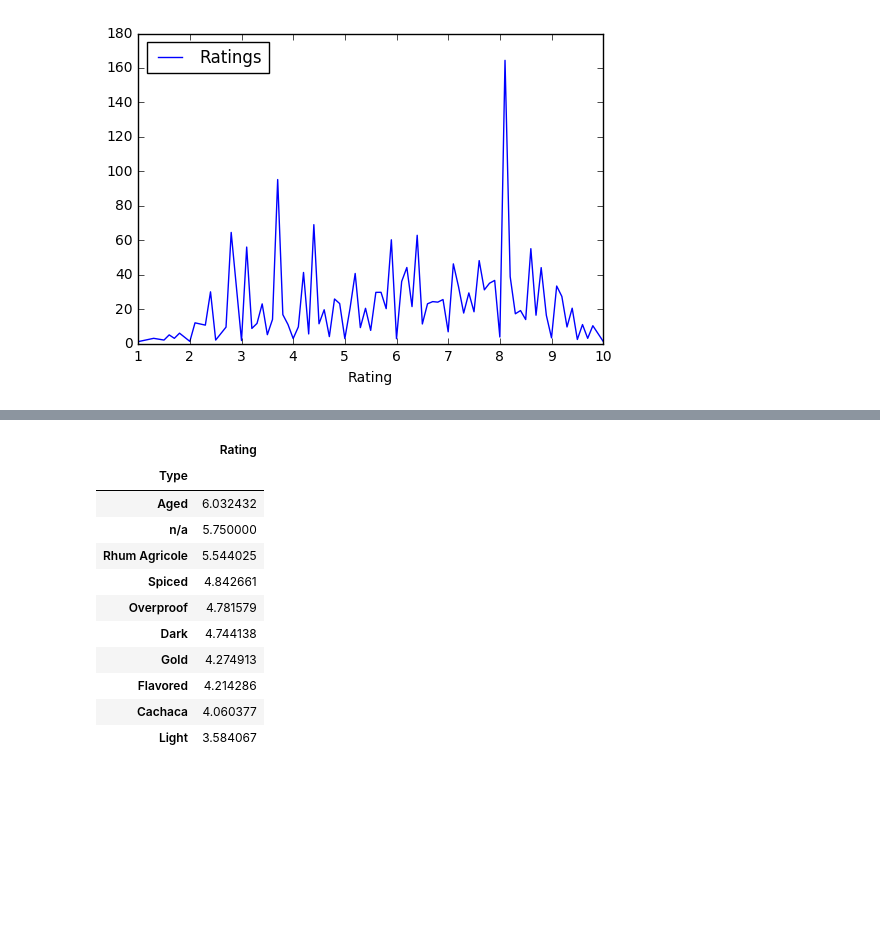
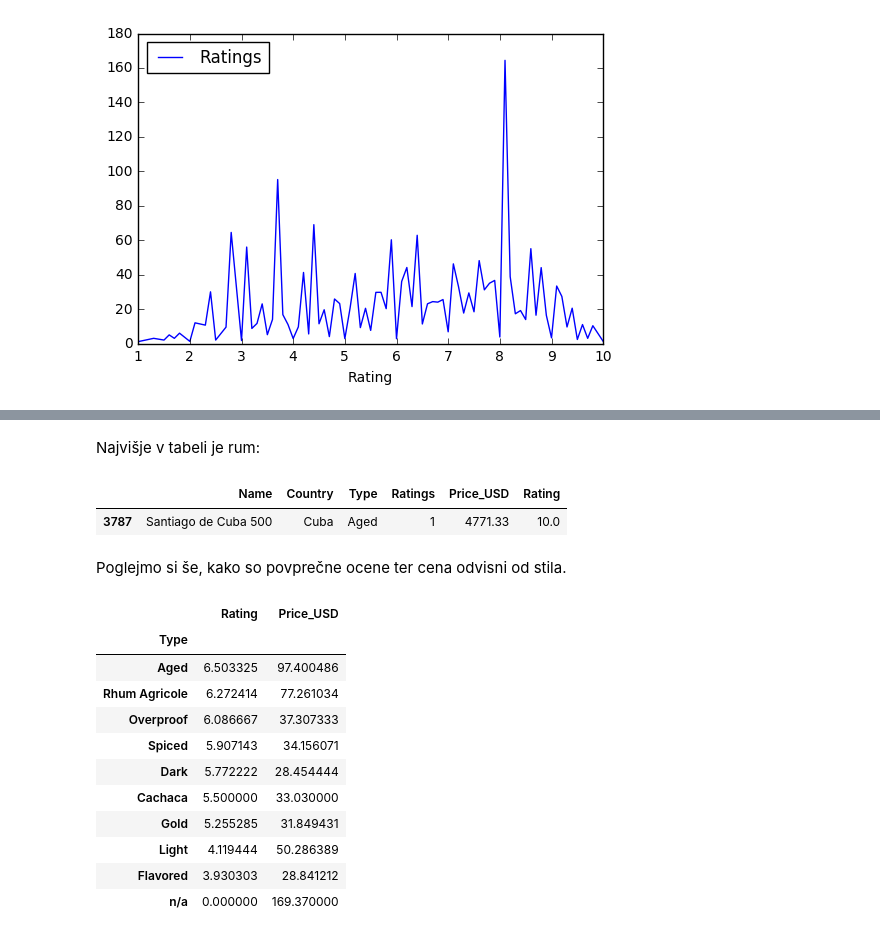
Before and after one commit to nikarobida/Projektna-naloga, a Jupyter notebook: RumiCSV/Untitled.ipynb, the cells around one changed output, grey strips where cells are left out. Saved outputs shown, nothing was run; the diff lists cells and outputs as text; code cells hidden in the pictures; blank space fills up the shorter version.

```diff
--- a/RumiCSV/Untitled.ipynb
+++ b/RumiCSV/Untitled.ipynb
@@ -202,7 +229,3 @@ tabela2.groupby('Rating').mean().plot()
 # %% [output]
 <matplotlib.axes._subplots.AxesSubplot at 0x...>
 [figure]
-# %%
-#NEKATERI RUMI NIMAJO PODANE CENE, ZATO JIH PRI NASLEDNJI ANALIZI NE UPOŠTEVAM
-rumi_s_ceno= rumi[rumi['Price_USD'] != 'None']
-rumi_s_ceno
@@ -278,0 +234,4 @@ rumi_s_ceno[['Country', 'Price_USD']].sort_values(by =('Price_USD'),ascending =
+# %%
+popravljene_cene = rumi_s_ceno[['Price_USD']].apply(pd.to_numeric)
+rumi_s_ceno = rumi_s_ceno.assign(Price_USD = popravljene_cene)
+rumi_s_ceno
@@ -279,16 +287,24 @@ rumi_s_ceno[['Country', 'Price_USD']].sort_values(by =('Price_USD'),ascending =
+# %% [markdown]
+Najvišje v tabeli je rum:
+# %%
+rumi[rumi['Price_USD'] == '4771.33']
+# %% [output]
+|  | Name | Country | Type | Ratings | Price_USD | Rating |
+| 3787 | Santiago de Cuba 500 | Cuba | Aged | 1 | 4771.33 | 10.0 |
+# %% [markdown]
+Poglejmo si še, kako so povprečne ocene ter cena odvisni od stila.
 # %%
-#Poglejmo si še, kako so povprečne ocene ter cena odvisni od stila
-rumi.groupby('Type')[['Rating', 'Price_USD']].mean().sort_values('Rating', ascending=False)
+rumi_s_ceno.groupby('Type')[['Rating','Price_USD']].mean().sort_values('Rating', ascending=False)
 # %% [output]
-|  | Rating |
-| Type |  |
-| Aged | 6.032432 |
-| n/a | 5.750000 |
-| Rhum Agricole | 5.544025 |
-| Spiced | 4.842661 |
-| Overproof | 4.781579 |
-| Dark | 4.744138 |
-| Gold | 4.274913 |
-| Flavored | 4.214286 |
-| Cachaca | 4.060377 |
-| Light | 3.584067 |
+|  | Rating | Price_USD |
+| Type |  |  |
+| Aged | 6.503325 | 97.400486 |
+| Rhum Agricole | 6.272414 | 77.261034 |
+| Overproof | 6.086667 | 37.307333 |
+| Spiced | 5.907143 | 34.156071 |
+| Dark | 5.772222 | 28.454444 |
+| Cachaca | 5.500000 | 33.030000 |
+| Gold | 5.255285 | 31.849431 |
+| Light | 4.119444 | 50.286389 |
+| Flavored | 3.930303 | 28.841212 |
+| n/a | 0.000000 | 169.370000 |
```
Also changed, not shown: parts of 33 cells of this notebook.
